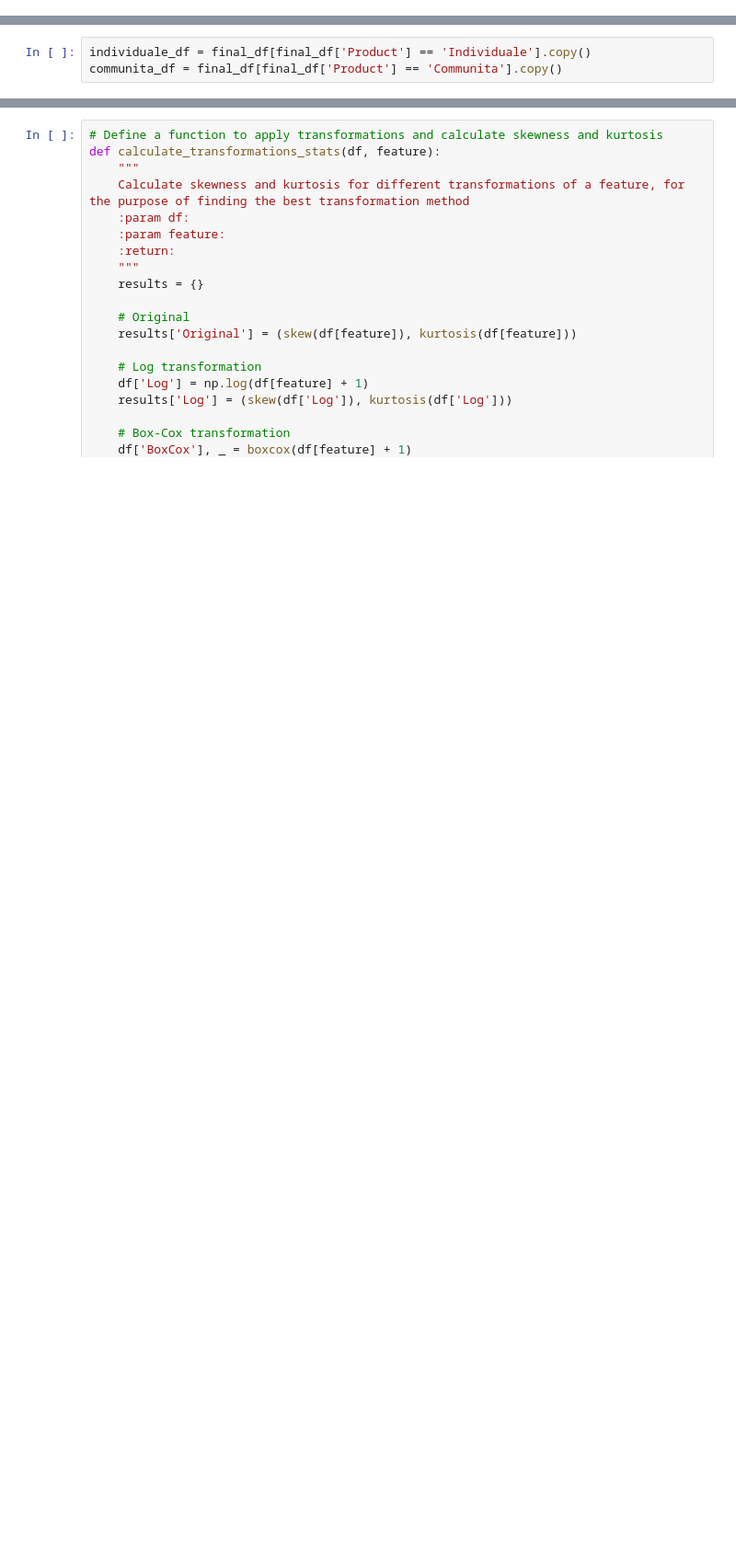
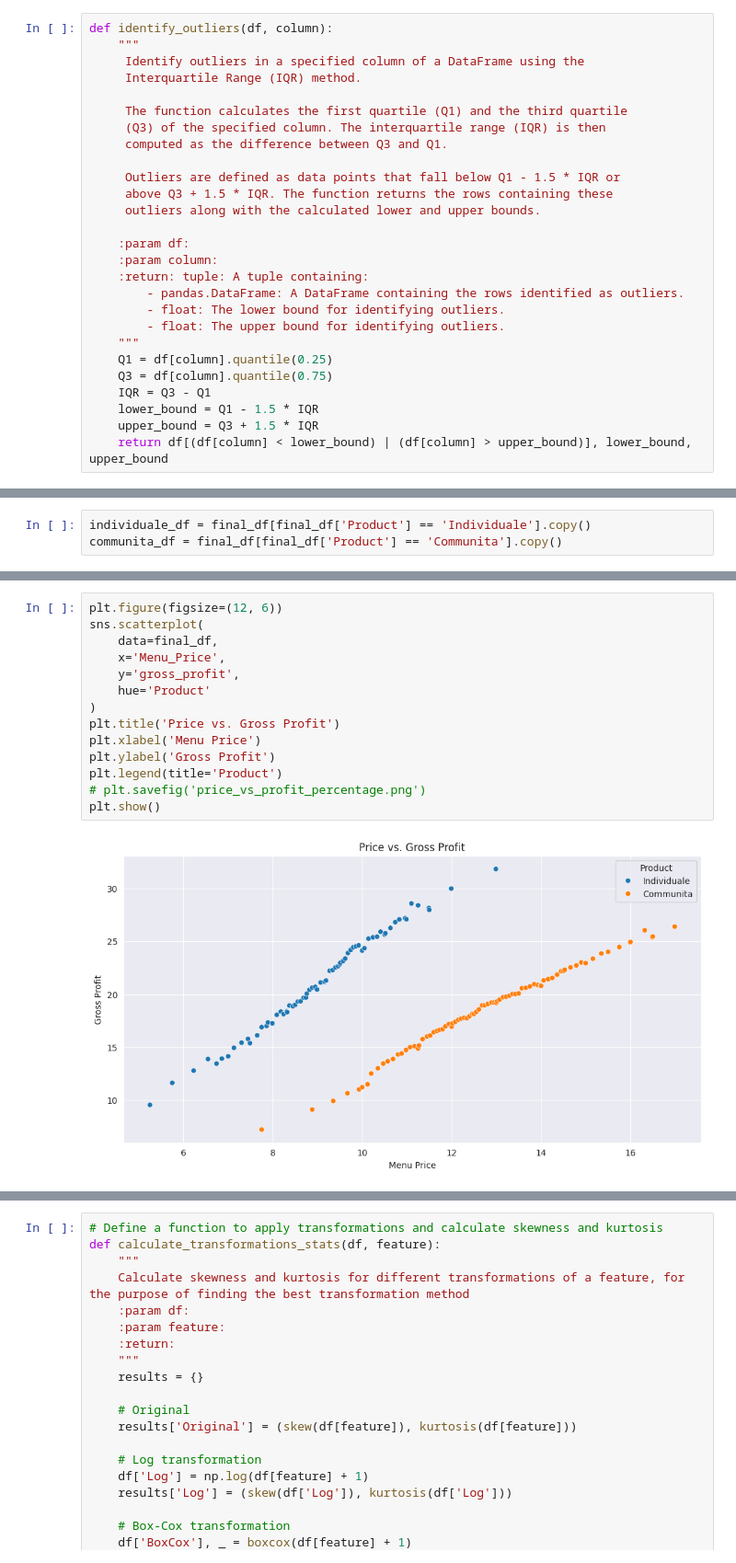
Before and after one commit to mkingopng/Dominos_senior_data_scientist, a Jupyter notebook: src/eda.ipynb, the cells around one changed output, grey strips where cells are left out. Shown at 92% size. Drawn from its saved outputs; the diff is of its cells as text; blank space fills up the shorter version.

```diff
--- a/src/eda.ipynb
+++ b/src/eda.ipynb
@@ -507,0 +267,27 @@ final_df = final_df.drop(columns=['Pizza_Count', 'Profit_Dollars'])
+# %%
+def identify_outliers(df, column):
+    """
+     Identify outliers in a specified column of a DataFrame using the
+     Interquartile Range (IQR) method.
+
+     The function calculates the first quartile (Q1) and the third quartile
+     (Q3) of the specified column. The interquartile range (IQR) is then
+     computed as the difference between Q3 and Q1.
+
+     Outliers are defined as data points that fall below Q1 - 1.5 * IQR or
+     above Q3 + 1.5 * IQR. The function returns the rows containing these
+     outliers along with the calculated lower and upper bounds.
+
+    :param df:
+    :param column:
+    :return: tuple: A tuple containing:
+        - pandas.DataFrame: A DataFrame containing the rows identified as outliers.
+        - float: The lower bound for identifying outliers.
+        - float: The upper bound for identifying outliers.
+    """
+    Q1 = df[column].quantile(0.25)
+    Q3 = df[column].quantile(0.75)
+    IQR = Q3 - Q1
+    lower_bound = Q1 - 1.5 * IQR
+    upper_bound = Q3 + 1.5 * IQR
+    return df[(df[column] < lower_bound) | (df[column] > upper_bound)], lower_bound, upper_bound
@@ -510,0 +438,16 @@ communita_df = final_df[final_df['Product'] == 'Communita'].copy()
+# %%
+plt.figure(figsize=(12, 6))
+sns.scatterplot(
+    data=final_df,
+    x='Menu_Price',
+    y='gross_profit',
+    hue='Product'
+)
+plt.title('Price vs. Gross Profit')
+plt.xlabel('Menu Price')
+plt.ylabel('Gross Profit')
+plt.legend(title='Product')
+# plt.savefig('price_vs_profit_percentage.png')
+plt.show()
+# %% [output]
+[figure, added]
```
Also changed, not shown: parts of 133 cells of this notebook, 13 other files.
